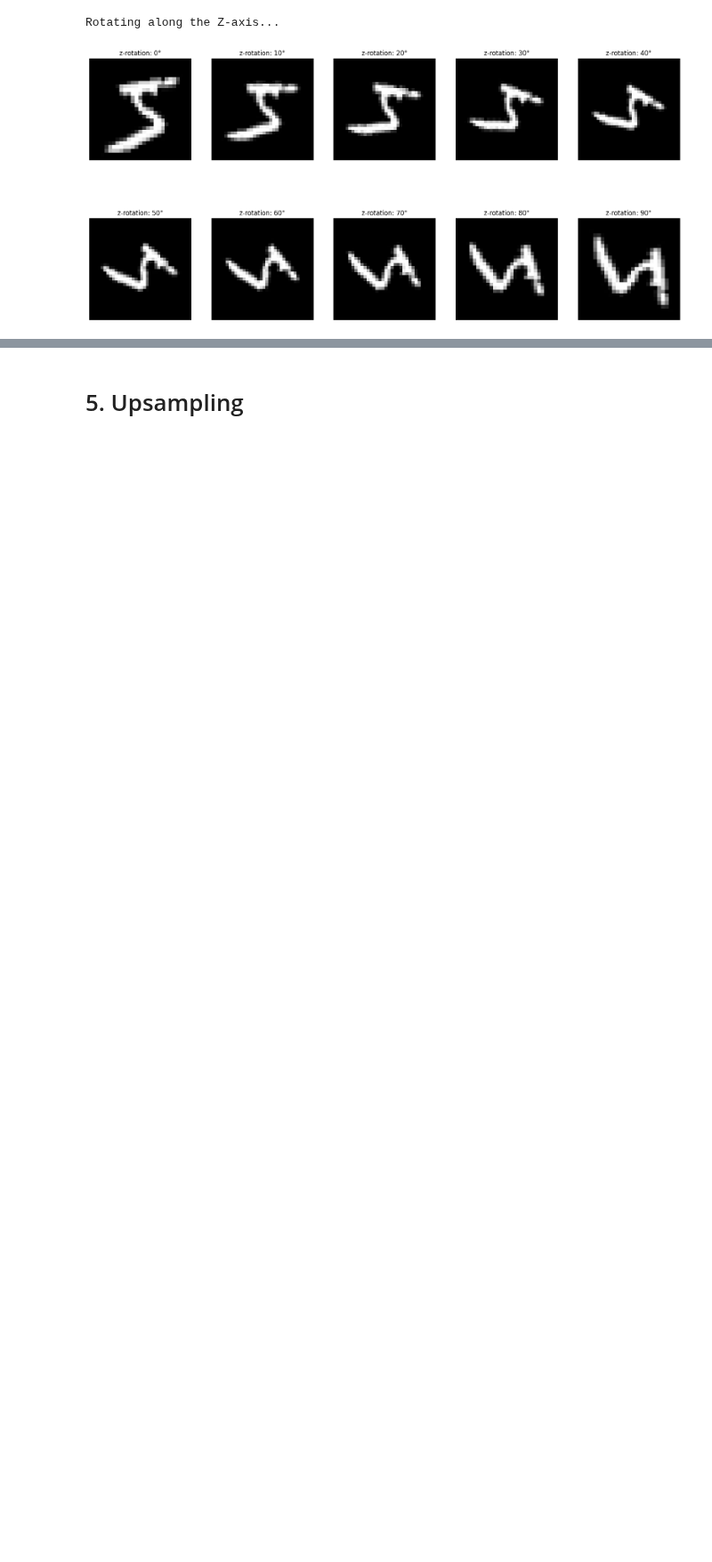
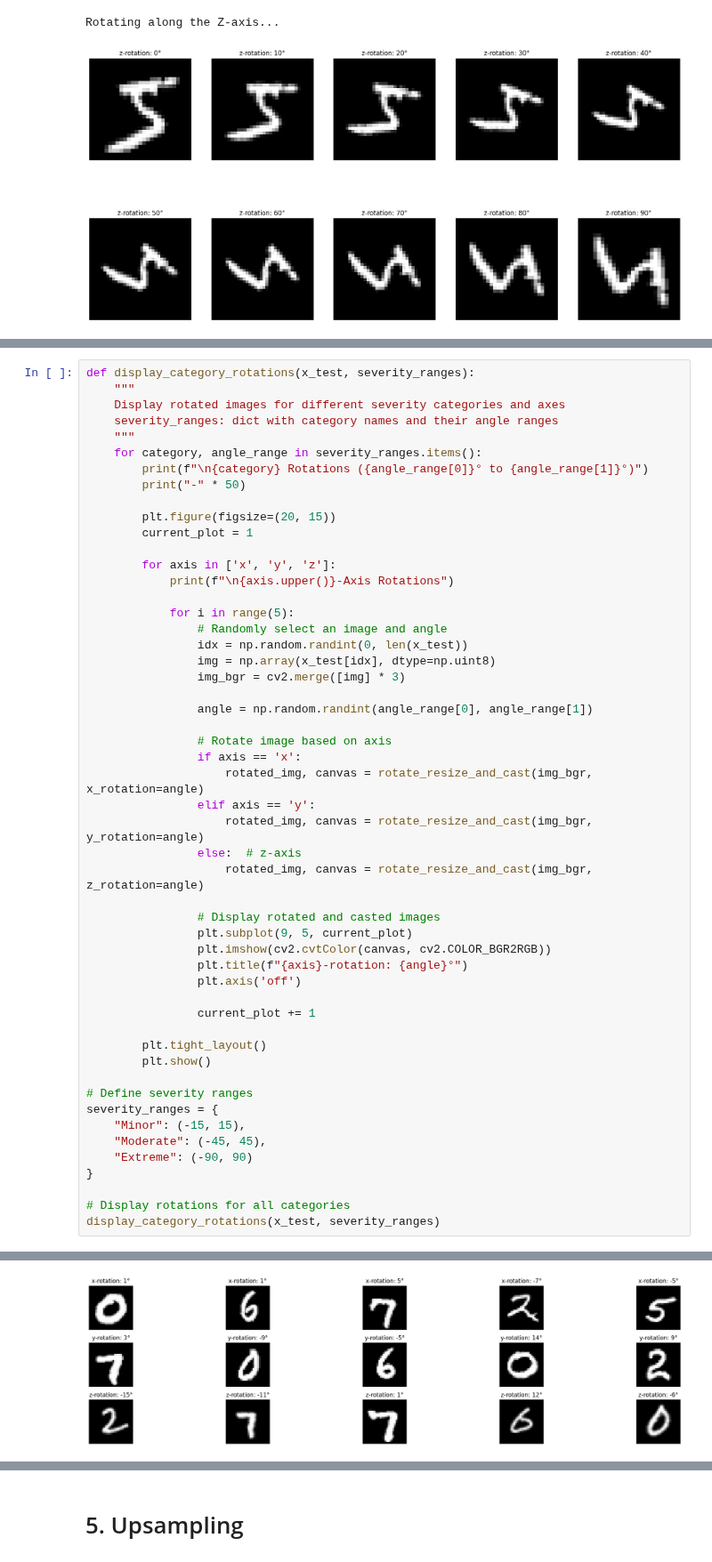
Before and after one commit to ngu-khoi/SENN, a Jupyter notebook: rotated_image_generation.ipynb, the cells around one changed output, grey strips where cells are left out. Shown at 89% size. Saved outputs shown, nothing was run; the diff lists cells and outputs as text; blank space fills up the shorter version.

Commit message:
feat: add block to rotate_image_generation
looks like the pixels and colors come out correctly, some bug with rotated_report

```diff
--- a/rotated_image_generation.ipynb
+++ b/rotated_image_generation.ipynb
@@ -199,3 +197,56 @@ Rotating and casting along the Y-axis...
 [figure]
 Rotating and casting along the Z-axis...
 [figure]
+# %%
+def display_category_rotations(x_test, severity_ranges):
+    """
+    Display rotated images for different severity categories and axes
+    severity_ranges: dict with category names and their angle ranges
+    """
+    for category, angle_range in severity_ranges.items():
+        print(f"\n{category} Rotations ({angle_range[0]}° to {angle_range[1]}°)")
+        print("-" * 50)
+
+        plt.figure(figsize=(20, 15))
+        current_plot = 1
+
+        for axis in ['x', 'y', 'z']:
+            print(f"\n{axis.upper()}-Axis Rotations")
+
+            for i in range(5):
+                # Randomly select an image and angle
+                idx = np.random.randint(0, len(x_test))
+                img = np.array(x_test[idx], dtype=np.uint8)
+                img_bgr = cv2.merge([img] * 3)
+
+                angle = np.random.randint(angle_range[0], angle_range[1])
+
+                # Rotate image based on axis
+                if axis == 'x':
+                    rotated_img, canvas = rotate_resize_and_cast(img_bgr, x_rotation=angle)
+                elif axis == 'y':
+                    rotated_img, canvas = rotate_resize_and_cast(img_bgr, y_rotation=angle)
+                else:  # z-axis
+                    rotated_img, canvas = rotate_resize_and_cast(img_bgr, z_rotation=angle)
+
+                # Display rotated and casted images
+                plt.subplot(9, 5, current_plot)
+                plt.imshow(cv2.cvtColor(canvas, cv2.COLOR_BGR2RGB))
+                plt.title(f"{axis}-rotation: {angle}°")
+                plt.axis('off')
+
+                current_plot += 1
+
+        plt.tight_layout()
+        plt.show()
+
+# Define severity ranges
+severity_ranges = {
+    "Minor": (-15, 15),
+    "Moderate": (-45, 45),
+    "Extreme": (-90, 90)
+}
+
+# Display rotations for all categories
+display_category_rotations(x_test, severity_ranges)
+# %% [output]
@@ -201,0 +261 @@ Rotating and casting along the Z-axis...
+[figure, added]
```
Also changed, not shown: parts of 4 cells of this notebook.
